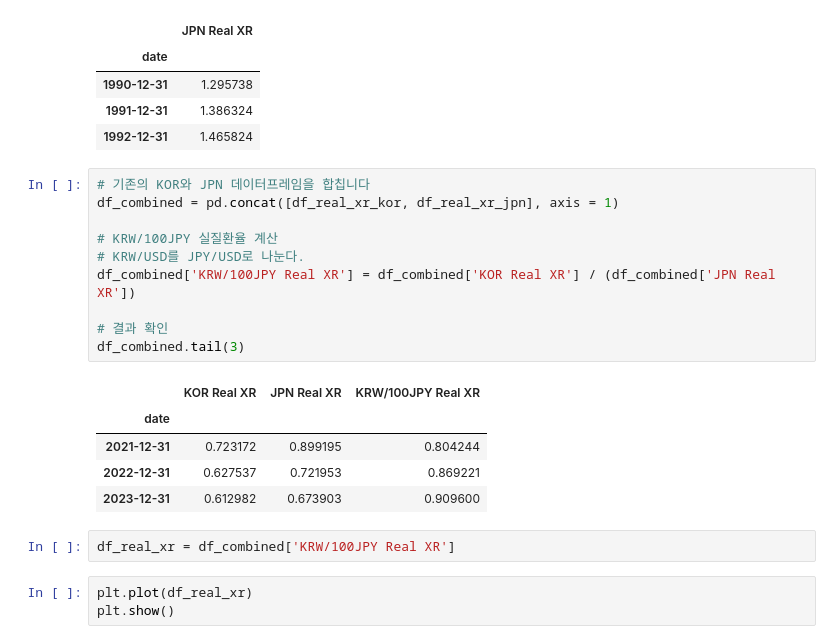
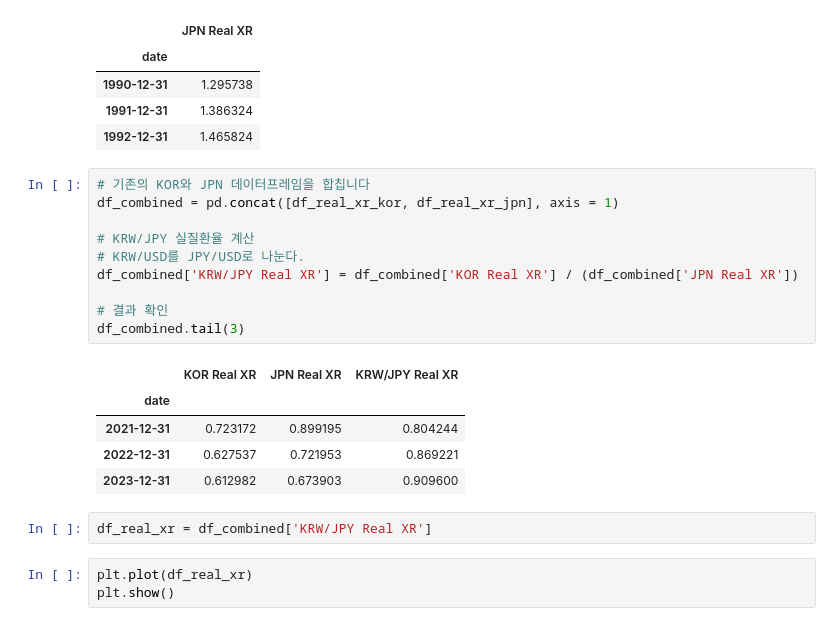
Before and after one commit to YoungminChoAtKaist/findb2024, a Jupyter notebook: findatabase.ipynb, the cells around one changed output. Cells and saved outputs as stored; diff of their text form.

```diff
--- a/findatabase.ipynb
+++ b/findatabase.ipynb
@@ -140,21 +140,21 @@ df_real_xr_jpn.head(3)
 # %%
 # 기존의 KOR와 JPN 데이터프레임을 합칩니다
 df_combined = pd.concat([df_real_xr_kor, df_real_xr_jpn], axis = 1)
 
-# KRW/100JPY 실질환율 계산
+# KRW/JPY 실질환율 계산
 # KRW/USD를 JPY/USD로 나눈다.
-df_combined['KRW/100JPY Real XR'] = df_combined['KOR Real XR'] / (df_combined['JPN Real XR'])
+df_combined['KRW/JPY Real XR'] = df_combined['KOR Real XR'] / (df_combined['JPN Real XR'])
 
 # 결과 확인
 df_combined.tail(3)
 # %% [output]
-|  | KOR Real XR | JPN Real XR | KRW/100JPY Real XR |
+|  | KOR Real XR | JPN Real XR | KRW/JPY Real XR |
 | date |  |  |  |
 | 2021-12-31 | 0.723172 | 0.899195 | 0.804244 |
 | 2022-12-31 | 0.627537 | 0.721953 | 0.869221 |
 | 2023-12-31 | 0.612982 | 0.673903 | 0.909600 |
 # %%
-df_real_xr = df_combined['KRW/100JPY Real XR']
+df_real_xr = df_combined['KRW/JPY Real XR']
 # %%
 plt.plot(df_real_xr)
 plt.show()
```
Also changed, not shown: parts of 18 cells of this notebook, 18 other files.
